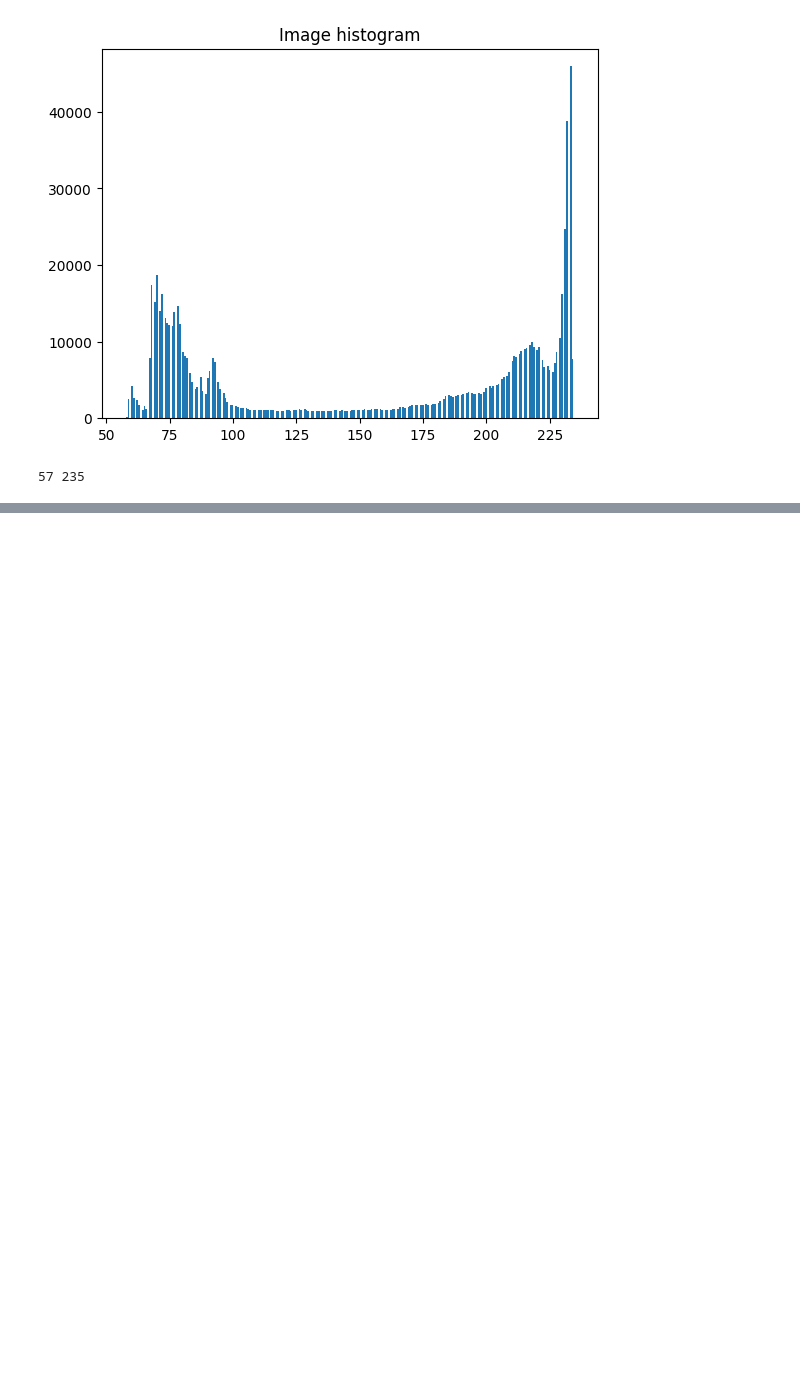
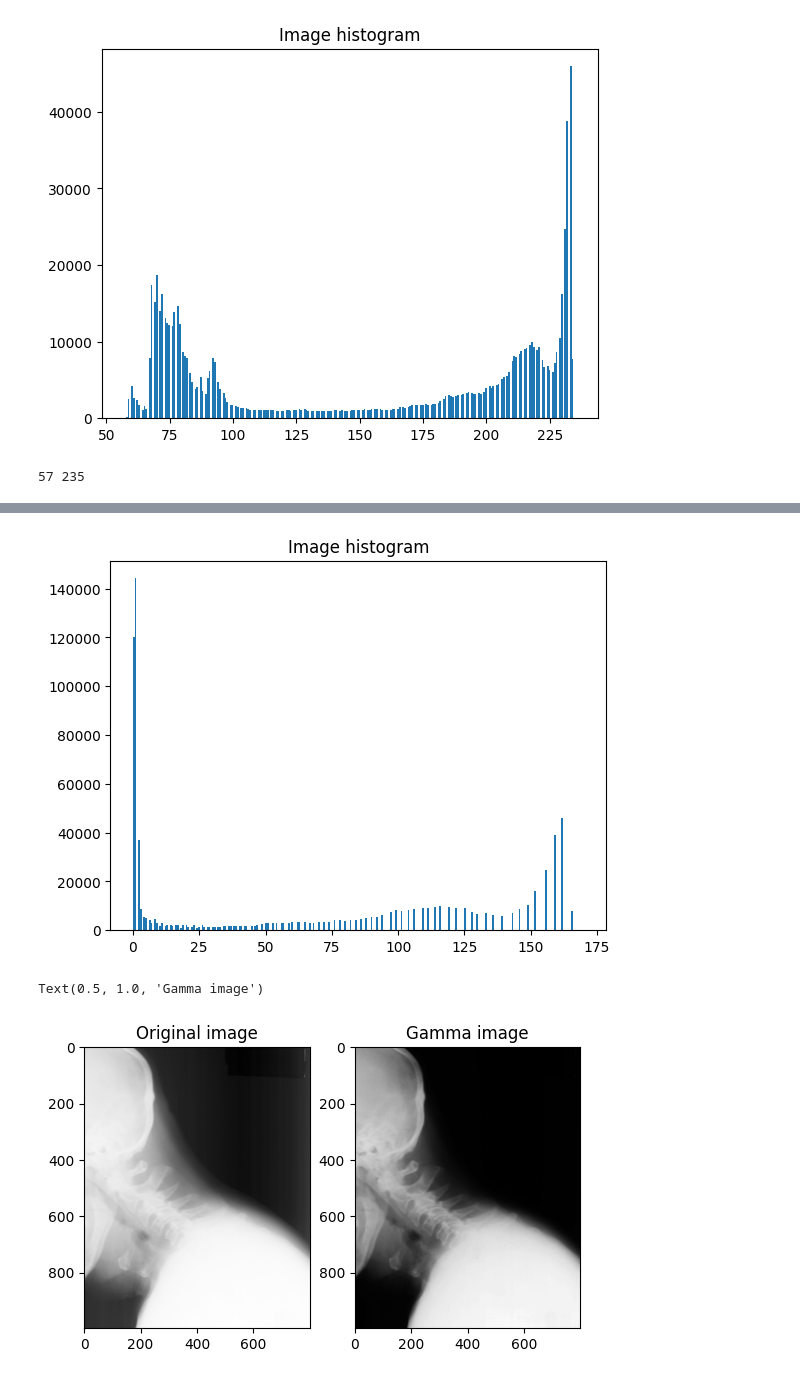
Before and after one commit to RaixSplitter/ImageAnalysis, a Jupyter notebook: exercises/ex3-PixelwiseOperations/ex3_answer.ipynb, the cells around one changed output, grey strips where cells are left out. Cells and saved outputs as stored; diff of their text form; code cells hidden in the pictures; blank space fills up the shorter version.

```diff
--- a/exercises/ex3-PixelwiseOperations/ex3_answer.ipynb
+++ b/exercises/ex3-PixelwiseOperations/ex3_answer.ipynb
@@ -46,0 +71,34 @@ def histogram_stretch(img_in):
+# %%
+def gamma_map(img, gamma):
+    """
+    Performs a gamma correction mapping on the input image
+    :param img: Input image
+    :param gamma: Gamma value
+    :return: Image, where the gamma correction mapping has been applied
+    """
+    # img_as_float will divide all pixel values with 255.0
+    img_float = img_as_float(img)
+
+
+    # Do something here
+    img_out = img_float ** gamma
+
+    # img_as_ubyte will multiply all pixel values with 255.0 before converting to unsigned byte
+    return img_as_ubyte(img_out)
+# %%
+# histogram of image
+
+
+img_gamma = gamma_map(img, 5)
+plt.hist(img_gamma.ravel(), bins=256)
+plt.title('Image histogram')
+plt.show()
+fig, ax = plt.subplots(1, 2)
+ax[0].imshow(img, cmap='gray')
+ax[0].set_title('Original image')
+ax[1].imshow(img_gamma, cmap='gray')
+ax[1].set_title('Gamma image')
+# %% [output]
+[figure, added]
+Text(0.5, 1.0, 'Gamma image')
+[figure, added]
```
Also changed, not shown: parts of 8 cells of this notebook, 5 other files.
